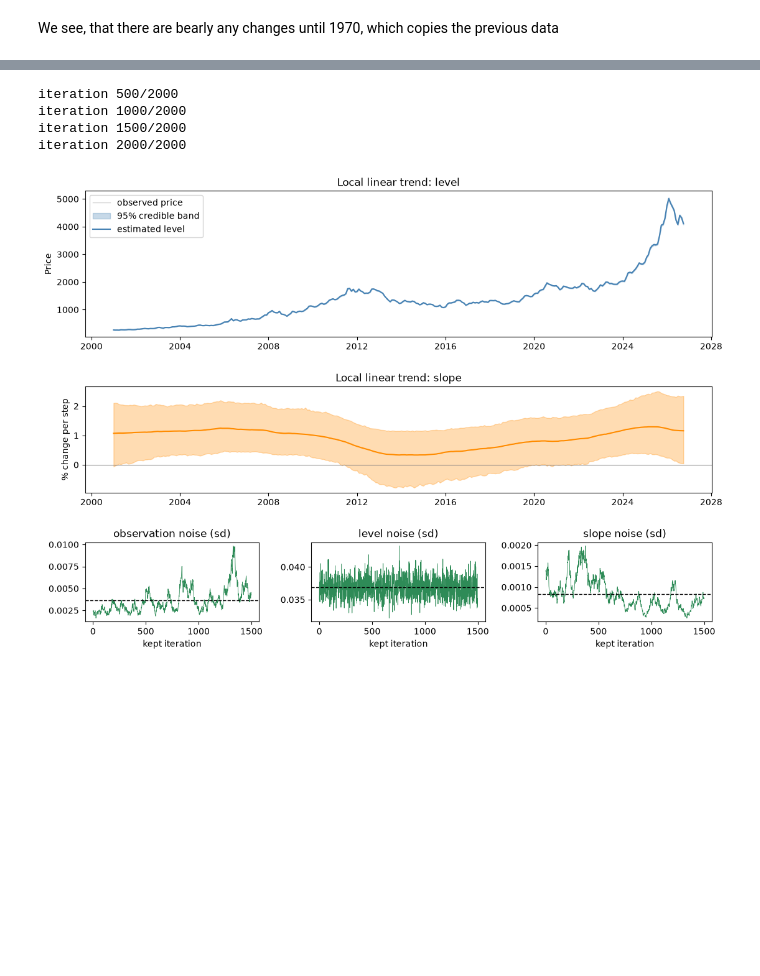
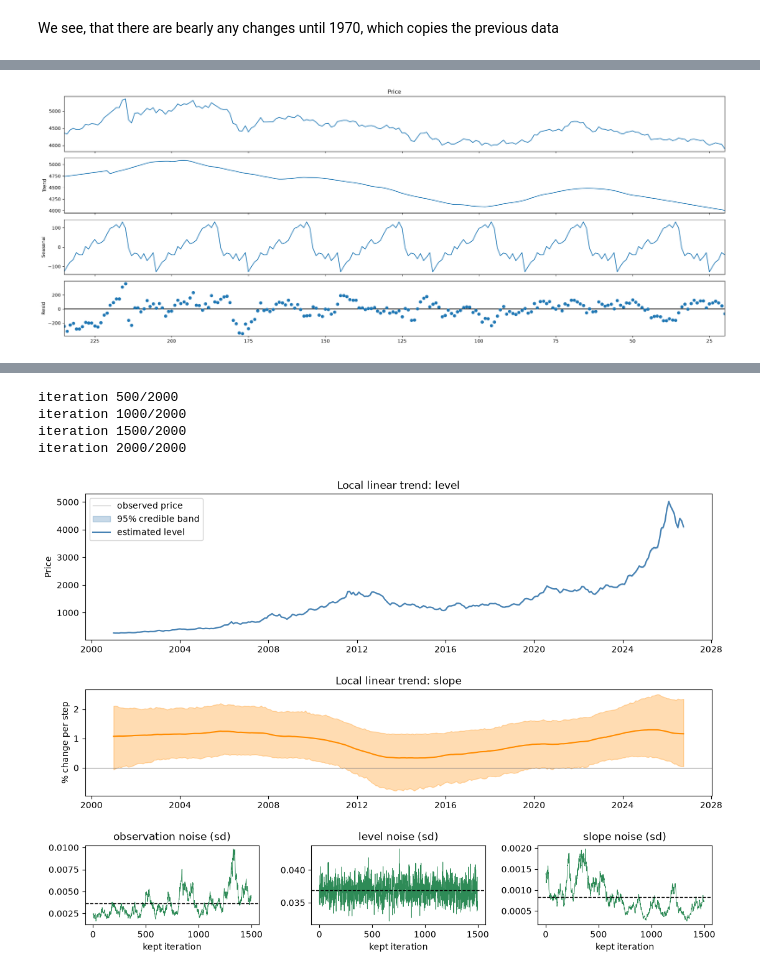
Before and after one commit to JanFlajz/ni-scr-gold-price, a Jupyter notebook: Gold-price.ipynb, the cells around one changed output, grey strips where cells are left out. Cells and saved outputs as stored; diff of their text form; code cells hidden in the pictures; blank space fills up the shorter version.

```diff
--- a/Gold-price.ipynb
+++ b/Gold-price.ipynb
@@ -72,0 +141,15 @@ plot_cumm_changes(df_analysis, start='2001-01-01',interval=3)
+# %%
+def seasonal_decomp(ts):
+    result = seasonal_decompose(ts,
+                                model='additive',
+                                extrapolate_trend='period',
+                                period=30
+                               )
+    result.plot()
+    return result
+# %%
+seasonal = seasonal_decomp(
+    train_ts
+    )
+# %% [output]
+[figure, added]
```
Also changed, not shown: parts of 23 cells of this notebook, 2 other files.
